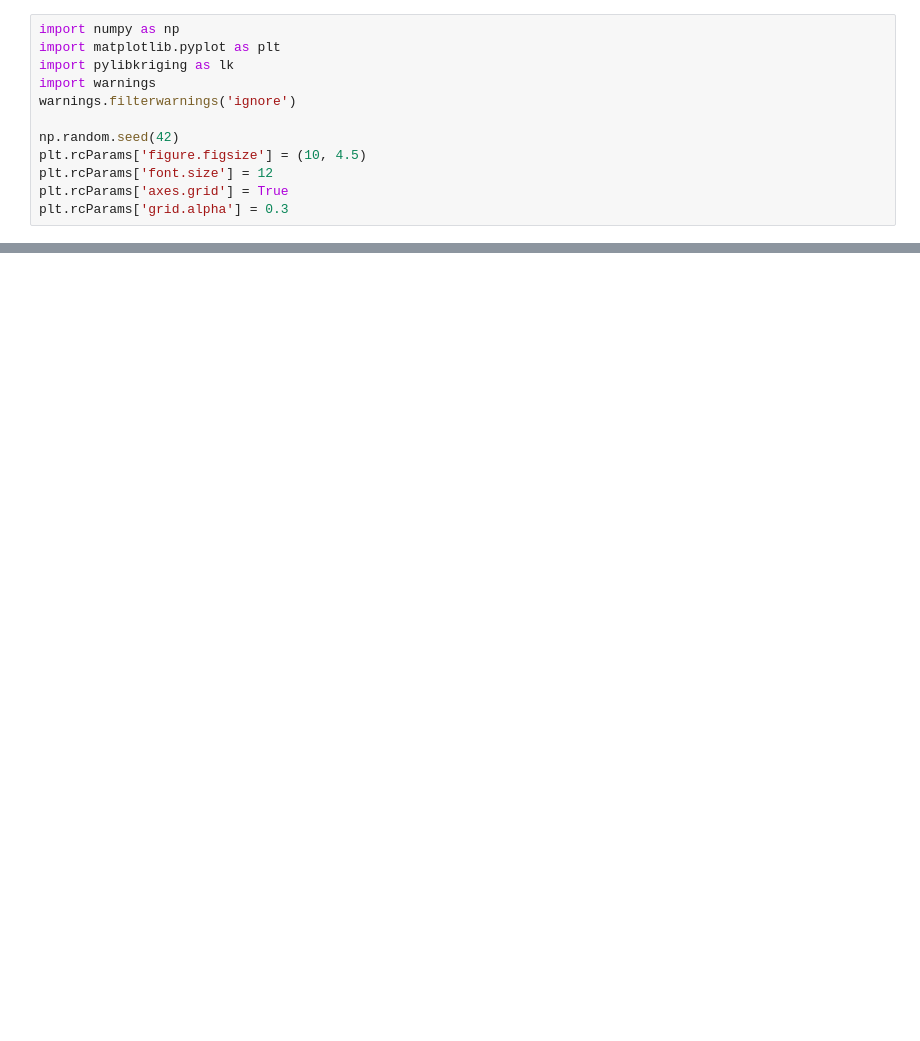
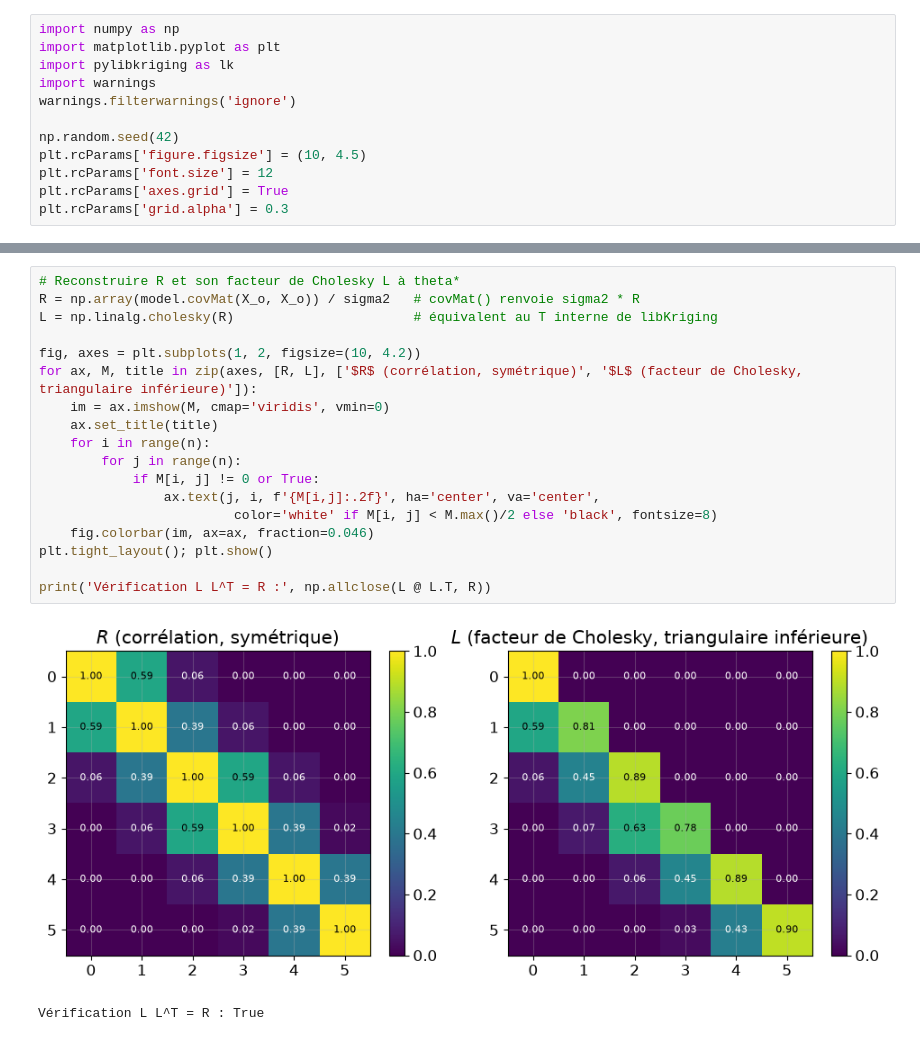
Before and after one commit to libKriging/libKriging, a Jupyter notebook: docs/math/predictiterative_vs_cholesky.ipynb, the cells around one changed output, grey strips where cells are left out. Cells and saved outputs as stored; diff of their text form; blank space fills up the shorter version.

```diff
--- a/docs/math/predictiterative_vs_cholesky.ipynb
+++ b/docs/math/predictiterative_vs_cholesky.ipynb
@@ -494,0 +170,21 @@ On this 6-point running example, all three computational paths (manual Cholesky,
+# %%
+# Reconstruire R et son facteur de Cholesky L à theta*
+R = np.array(model.covMat(X_o, X_o)) / sigma2   # covMat() renvoie sigma2 * R
+L = np.linalg.cholesky(R)                       # équivalent au T interne de libKriging
+
+fig, axes = plt.subplots(1, 2, figsize=(10, 4.2))
+for ax, M, title in zip(axes, [R, L], ['$R$ (corrélation, symétrique)', '$L$ (facteur de Cholesky, triangulaire inférieure)']):
+    im = ax.imshow(M, cmap='viridis', vmin=0)
+    ax.set_title(title)
+    for i in range(n):
+        for j in range(n):
+            if M[i, j] != 0 or True:
+                ax.text(j, i, f'{M[i,j]:.2f}', ha='center', va='center',
+                         color='white' if M[i, j] < M.max()/2 else 'black', fontsize=8)
+    fig.colorbar(im, ax=ax, fraction=0.046)
+plt.tight_layout(); plt.show()
+
+print('Vérification L L^T = R :', np.allclose(L @ L.T, R))
+# %% [output]
+[figure, added]
+Vérification L L^T = R : True
```
Also changed, not shown: parts of 53 cells of this notebook.
